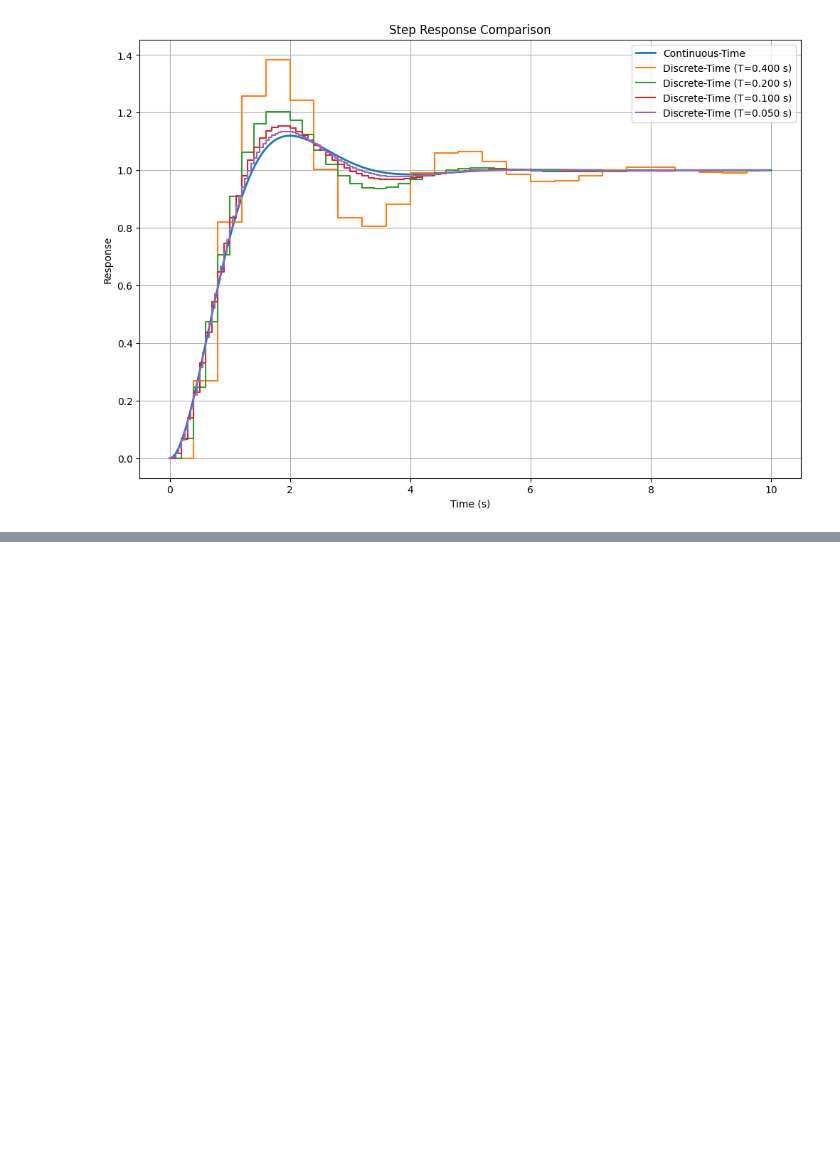
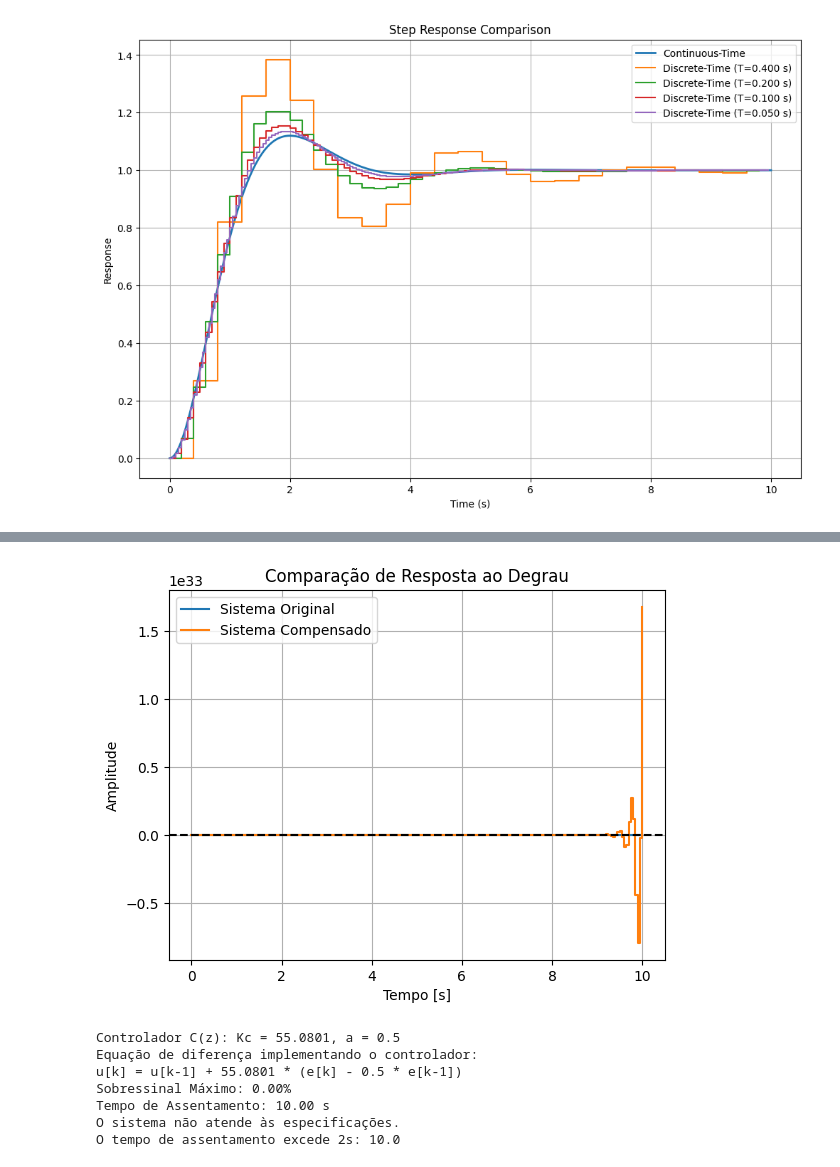
Before and after one commit to gianvstheworld/digital_control, a Jupyter notebook: frequency_controlers/controllers_1.ipynb, the cells around one changed output, grey strips where cells are left out. Cells and saved outputs as stored; diff of their text form; code cells hidden in the pictures; blank space fills up the shorter version.

```diff
--- a/frequency_controlers/controllers.ipynb
+++ b/frequency_controlers/controllers_1.ipynb
@@ -684,0 +989,76 @@ SteadyStateValue: 0.9999242891031912
+# %%
+# Vetor de tempo para simulação
+t = np.arange(0, 10 + T, T)
+
+# Resposta ao degrau do sistema original
+_, y_open = dstep(Gd_open, n=len(t))
+y_open = np.squeeze(y_open)
+
+# Resposta ao degrau do sistema compensado
+_, y_cl = dstep(Gd_cl, n=len(t))
+y_cl = np.squeeze(y_cl)
+
+# Plotar respostas ao degrau
+plt.figure()
+plt.step(t, y_open, where='post', label='Sistema Original')
+plt.step(t, y_cl, where='post', label='Sistema Compensado')
+plt.axhline(1, color='black', linestyle='--')
+plt.title('Comparação de Resposta ao Degrau')
+plt.xlabel('Tempo [s]')
+plt.ylabel('Amplitude')
+plt.legend()
+plt.grid()
+plt.show()
+
+# Imprimir a equação do controlador
+print(f"Controlador C(z): Kc = {Kc[0]:.4f}, a = {a}")
+print(f"Equação de diferença implementando o controlador:")
+print(f"u[k] = u[k-1] + {Kc[0]:.4f} * (e[k] - {a} * e[k-1])")
+
+# Verificar se o sistema atende às especificações
+
+# Calcular o valor em regime permanente
+y_inf = y_cl[-1]
+
+# Calcular o sobressinal máximo
+overshoot = (np.max(y_cl) - y_inf) / y_inf * 100
+print(f"Sobressinal Máximo: {overshoot:.2f}%")
+
+# Calcular o tempo de assentamento (tempo em que a saída fica dentro de 2% de y_inf)
+within_bounds = np.abs(y_cl - y_inf) <= 0.02 * y_inf
+indices = np.where(within_bounds)[0]
+
+if indices.size > 0:
+    # Encontrar o primeiro tempo em que a saída entra dentro dos limites e permanece dentro
+    for idx in indices:
+        if np.all(within_bounds[idx:]):
+            ts_cl = t[idx]
+            break
+    else:
+        ts_cl = None
+else:
+    ts_cl = None
+
+if ts_cl is not None:
+    print(f"Tempo de Assentamento: {ts_cl:.2f} s")
+else:
+    print("Tempo de Assentamento: Não atingiu o regime dentro do tempo de simulação")
+
+# Verificar se as especificações são atendidas
+if overshoot <= 10 and (ts_cl is not None and ts_cl <= 2):
+    print("O sistema atende às especificações.")
+else:
+    print("O sistema não atende às especificações.")
+    if overshoot > 10:
+        print(f"O sobressinal excede 10%: {overshoot:.2f}%")
+    if ts_cl is None or ts_cl > 2:
+        print(f"O tempo de assentamento excede 2s: {ts_cl if ts_cl else 'Não atingiu o regime dentro do tempo de simulação'}")
+# %% [output]
+[figure, added]
+Controlador C(z): Kc = 55.0801, a = 0.5
+Equação de diferença implementando o controlador:
+u[k] = u[k-1] + 55.0801 * (e[k] - 0.5 * e[k-1])
+Sobressinal Máximo: 0.00%
+Tempo de Assentamento: 10.00 s
+O sistema não atende às especificações.
+O tempo de assentamento excede 2s: 10.0
```
Also changed, not shown: parts of 7 cells of this notebook, 2 other files.
